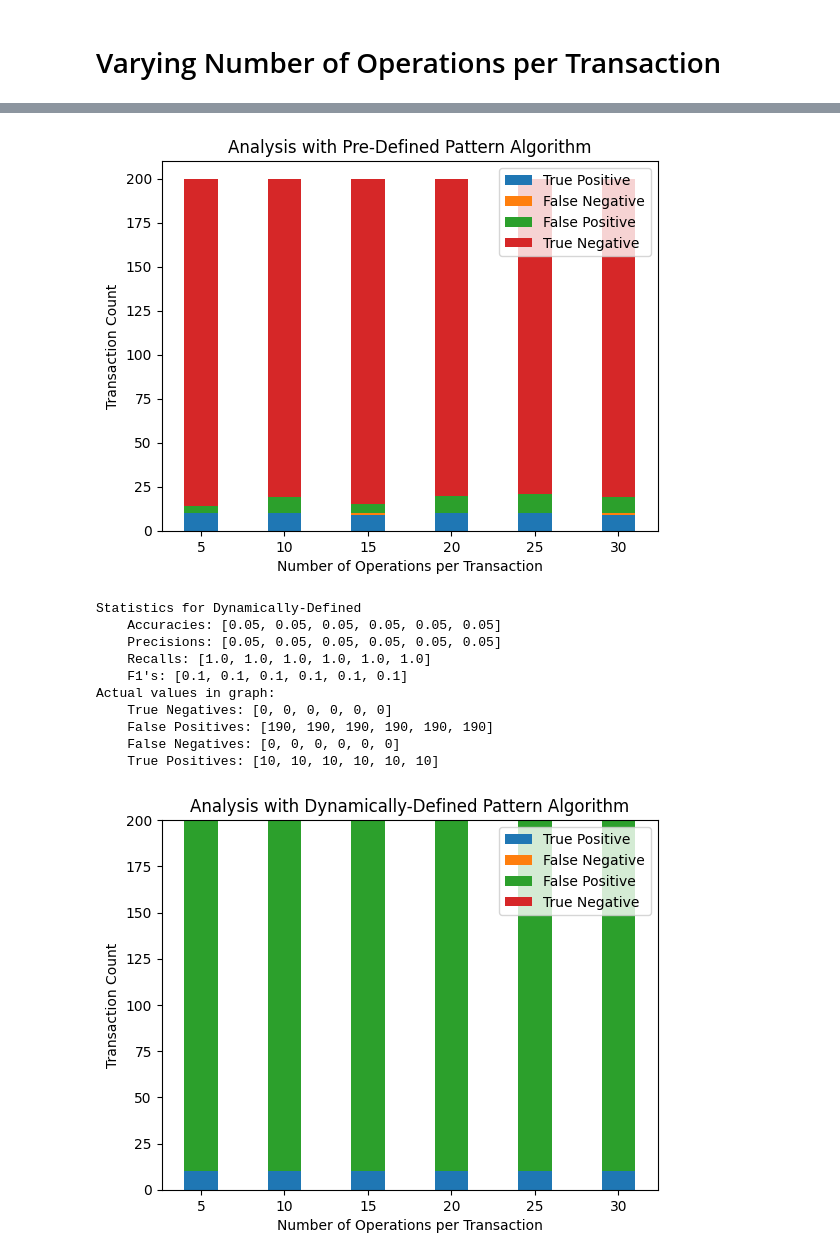
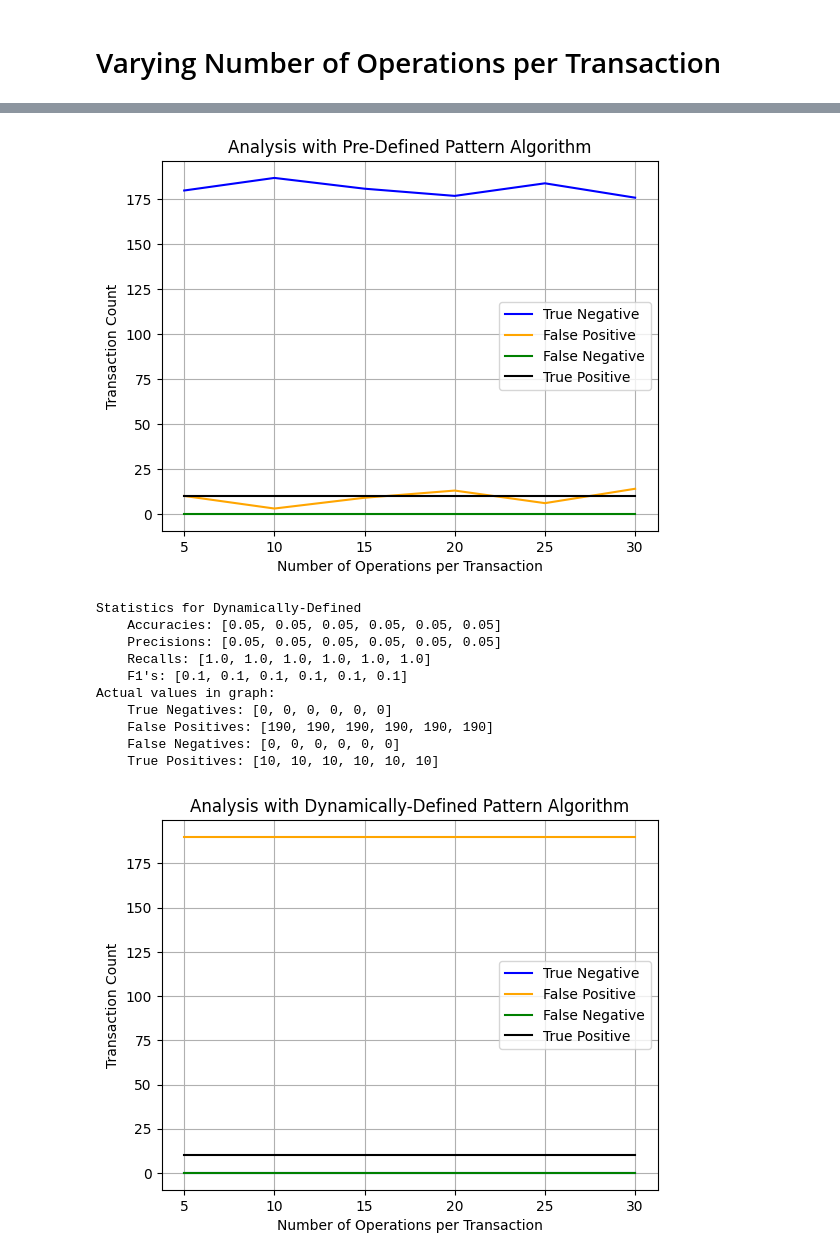
Before and after one commit to phamofanthony/Thesis-Code, a Jupyter notebook: algorithm_analysis.ipynb, the cells around one changed output, grey strips where cells are left out. Saved outputs shown, nothing was run; the diff lists cells and outputs as text; code cells hidden in the pictures.

```diff
--- a/algorithm_analysis.ipynb
+++ b/algorithm_analysis.ipynb
@@ -19,8 +40,8 @@ import pandas as pd
 # %%
 #collect and organize data
-num_data_items = 8
-min_ops_per_transaction = 3
-max_ops_per_transaction = 5
+num_data_items = 100
+min_ops_per_transaction = 5
+max_ops_per_transaction = 10
 
 starting_index = 100
 increment_amount = 50
@@ -79,7 +100,7 @@ for i in range(num_groupings):
         recall = round((bad_flagged)/(bad_flagged + bad_nonflagged),2)
     else:
         recall = "NA, divide by 0"
-    if (isinstance(recall, float)) and (isinstance(precision, float)):
+    if not (recall==0.0 and precision==0.0) and ((isinstance(recall, float)) and (isinstance(precision, float))):
         F1 = round((2*(recall * precision))/(recall + precision),2)
     else:
         F1 = "NA, divide by 0"
@@ -114,7 +135,7 @@ for i in range(num_groupings):
         recall = round((bad_flagged)/(bad_flagged + bad_nonflagged),2)
     else:
         recall = "NA, divide by 0"
-    if (isinstance(recall, float)) and (isinstance(precision, float)):
+    if not (recall==0.0 and precision==0.0) and ((isinstance(recall, float)) and (isinstance(precision, float))):
         F1 = round((2*(recall * precision))/(recall + precision),2)
     else:
         F1 = "NA, divide by 0"
@@ -243,8 +218,8 @@ Actual values in graph:
 # %%
 #collect and organize data
 num_transactions=200
-min_ops_per_transaction = 10
-max_ops_per_transaction = 12
+min_ops_per_transaction = 5
+max_ops_per_transaction = 10
 
 #varying num data items
 starting_index = 100
@@ -304,7 +279,7 @@ for i in range(num_groupings):
         recall = round((bad_flagged)/(bad_flagged + bad_nonflagged),2)
     else:
         recall = "NA, divide by 0"
-    if (isinstance(recall, float)) and (isinstance(precision, float)):
+    if not (recall==0.0 and precision==0.0) and ((isinstance(recall, float)) and (isinstance(precision, float))):
         F1 = round((2*(recall * precision))/(recall + precision),2)
     else:
         F1 = "NA, divide by 0"
@@ -314,7 +289,7 @@ for i in range(num_groupings):
     defined_recalls.append(recall)
     defined_F1s.append(F1)
 
-#statistics for defined
+#statistics for predefined
 predefined_accuracies = []
 predefined_precisions = []
 predefined_recalls = []
@@ -339,7 +314,7 @@ for i in range(num_groupings):
         recall = round((bad_flagged)/(bad_flagged + bad_nonflagged),2)
     else:
         recall = "NA, divide by 0"
-    if (isinstance(recall, float)) and (isinstance(precision, float)):
+    if not (recall==0.0 and precision==0.0) and ((isinstance(recall, float)) and (isinstance(precision, float))):
         F1 = round((2*(recall * precision))/(recall + precision),2)
     else:
         F1 = "NA, divide by 0"
@@ -611,26 +532,7 @@ print(f"    False Positives: {predefined_good_flagged}")
 print(f"    False Negatives: {predefined_bad_nonflagged}")
 print(f"    True Positives: {predefined_bad_flagged}")
 
-# X-axis values
-x_values = x_axis_values
-
-# Bar width
-bar_width = 2
-
-# Plotting with thicker bars
-plt.bar(x_values, df['True_Positive'], width=bar_width, label='True Positive')
-plt.bar(x_values, df['False_Negative'], bottom=df['True_Positive'], width=bar_width, label='False Negative')
-plt.bar(x_values, df['False_Positive'], bottom=df['True_Positive'] + df['False_Negative'], width=bar_width, label='False Positive')
-plt.bar(x_values, df['True_Negative'], bottom=df['True_Positive'] + df['False_Negative'] + df['False_Positive'], width=bar_width, label='True Negative')
-
-# Adding labels and legend
-plt.xlabel('Number of Operations per Transaction')
-plt.ylabel('Transaction Count')
-plt.title('Analysis with Pre-Defined Pattern Algorithm')
-plt.legend()
-
-# Display the plot
-plt.show()
+draw_graph(x_axis_values, df, x_label='Number of Operations per Transaction', y_label='Transaction Count', title='Analysis with Pre-Defined Pattern Algorithm')
 
 #graph the data for no pre-defined patterns
 
@@ -651,25 +553,6 @@ print(f"    False Positives: {defined_good_flagged}")
 print(f"    False Negatives: {defined_bad_nonflagged}")
 print(f"    True Positives: {defined_bad_flagged}")
 
-# X-axis values
-x_values = x_axis_values
-
-# Bar width
-bar_width = 2
-
-# Plotting with thicker bars
-plt.bar(x_values, df['True_Positive'], width=bar_width, label='True Positive')
-plt.bar(x_values, df['False_Negative'], bottom=df['True_Positive'], width=bar_width, label='False Negative')
-plt.bar(x_values, df['False_Positive'], bottom=df['True_Positive'] + df['False_Negative'], width=bar_width, label='False Positive')
-plt.bar(x_values, df['True_Negative'], bottom=df['True_Positive'] + df['False_Negative'] + df['False_Positive'], width=bar_width, label='True Negative')
-
-# Adding labels and legend
-plt.xlabel('Number of Operations per Transaction')
-plt.ylabel('Transaction Count')
-plt.title('Analysis with Dynamically-Defined Pattern Algorithm')
-plt.legend()
-
-# Display the plot
-plt.show()
+draw_graph(x_axis_values, df, x_label='Number of Operations per Transaction', y_label='Transaction Count', title='Analysis with Dynamically-Defined Pattern Algorithm')
 # %% [output]
 Statistics for Predefined
@@ -685,12 +568,12 @@ Actual values in graph:
-[figure, old version]
+[figure, new version]
 Statistics for Dynamically-Defined
     Accuracies: [0.05, 0.05, 0.05, 0.05, 0.05, 0.05]
     Precisions: [0.05, 0.05, 0.05, 0.05, 0.05, 0.05]
     Recalls: [1.0, 1.0, 1.0, 1.0, 1.0, 1.0]
     F1's: [0.1, 0.1, 0.1, 0.1, 0.1, 0.1]
 Actual values in graph:
     True Negatives: [0, 0, 0, 0, 0, 0]
     False Positives: [190, 190, 190, 190, 190, 190]
     False Negatives: [0, 0, 0, 0, 0, 0]
     True Positives: [10, 10, 10, 10, 10, 10]
-[figure, old version]
+[figure, new version]
```
Also changed, not shown: parts of 9 cells of this notebook, 1 other file.
